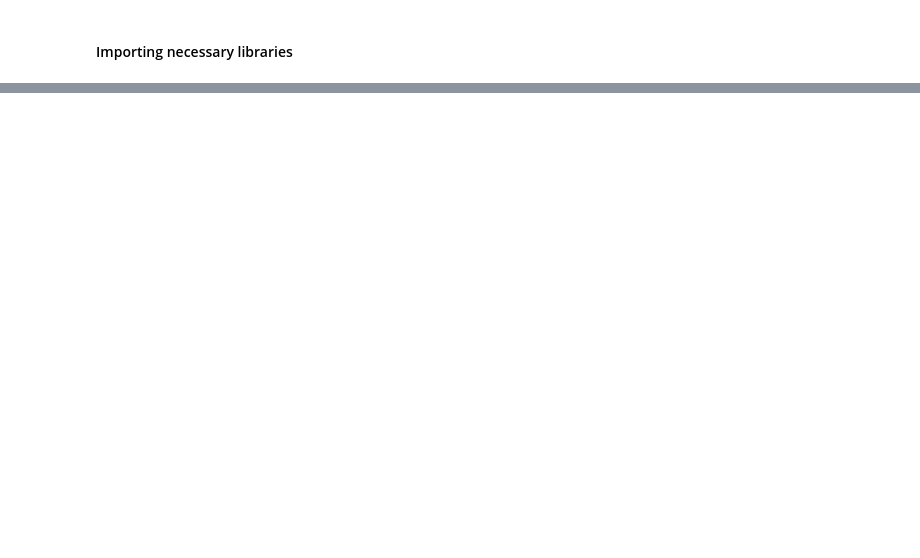
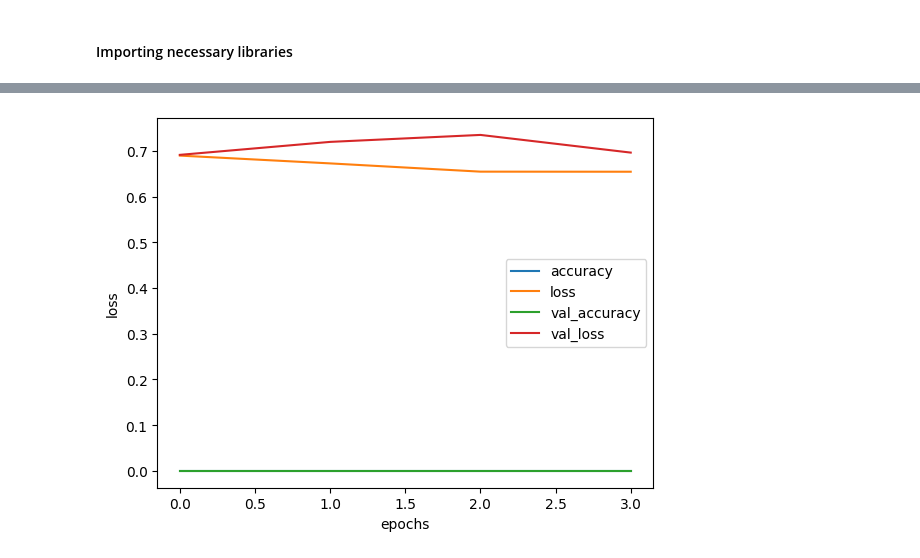
Before and after one commit to Yosef-ft/FraudDetection, a Jupyter notebook: notebooks/Model_training.ipynb, the cells around one changed output, grey strips where cells are left out. Cells and saved outputs as stored; diff of their text form; code cells hidden in the pictures; blank space fills up the shorter version.

Commit message:
Notebook for training models:

```diff
--- a/notebooks/Model_training.ipynb
+++ b/notebooks/Model_training.ipynb
@@ -47,0 +72,3 @@ produce_apples_experiment = client.create_experiment(
+# %%
+X_train_fraud, X_val_fraud, y_train_fraud, y_val_fraud = model_utils.split_data(fraud_data)
+X_train_creditCard, X_val_creditCard, y_train_creditCard, y_val_creditCard = model_utils.split_data(creditCard_data)
@@ -47,0 +120,8 @@ produce_apples_experiment = client.create_experiment(
+# %%
+model1 = Sequential()
+model1.add(InputLayer(input_shape=(30, 1)))
+model1.add(LSTM(64, activation='tanh', return_sequences=False))
+model1.add(Dense(8, activation='relu'))
+model1.add(Dense(1, activation='sigmoid'))
+
+model1.summary()
@@ -47,0 +142,17 @@ produce_apples_experiment = client.create_experiment(
+# %%
+model1.compile(
+    loss=BinaryCrossentropy(),
+    optimizer=Adam(learning_rate=0.01),
+    metrics=[Accuracy(), Precision(), Recall(), F1Score()]
+)
+# %%
+from datetime import datetime
+time = datetime.now().strftime("%Y-%m-%d_%H-%M-%S")
+cp = ModelCheckpoint(f'model_{time}.keras', save_best_only=True)
+
+callback = EarlyStopping(monitor='val_accuracy', patience=3)
+mlflow.set_experiment("creditCard_Models")
+mlflow.tensorflow.autolog()
+with mlflow.start_run(run_name='fraud_LSTM'):
+    history1 = model1.fit(X_train_creditCard[:100], y_train_creditCard[:100], validation_data=(X_val_creditCard[:100], y_val_creditCard[:100]),
+                    epochs=50, callbacks=[cp, callback], batch_size = 128, verbose=1)
@@ -47,0 +184,6 @@ produce_apples_experiment = client.create_experiment(
+# %%
+pd.DataFrame(history1.history).plot()
+plt.ylabel("loss")
+plt.xlabel("epochs");
+# %% [output]
+[figure, added]
```
Also changed, not shown: parts of 27 cells of this notebook.
